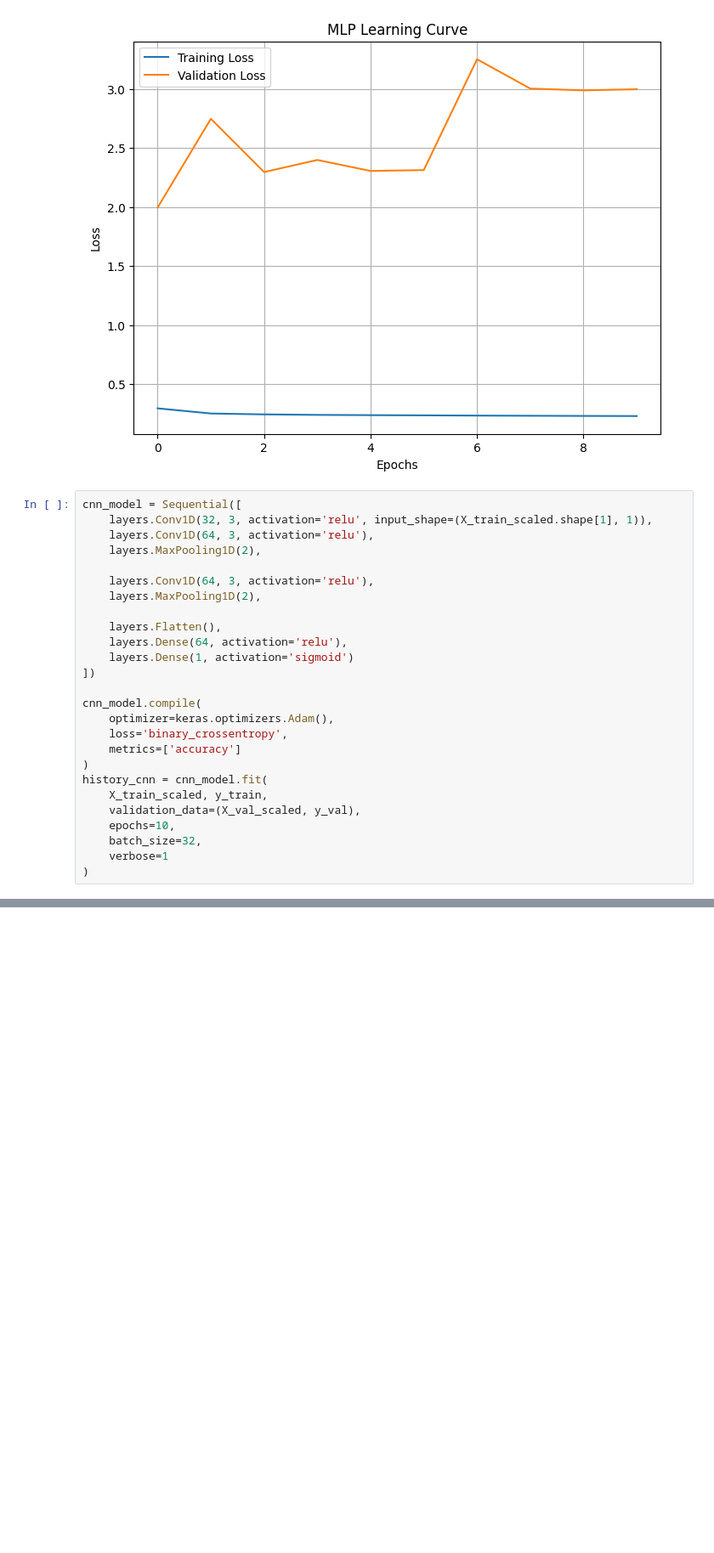
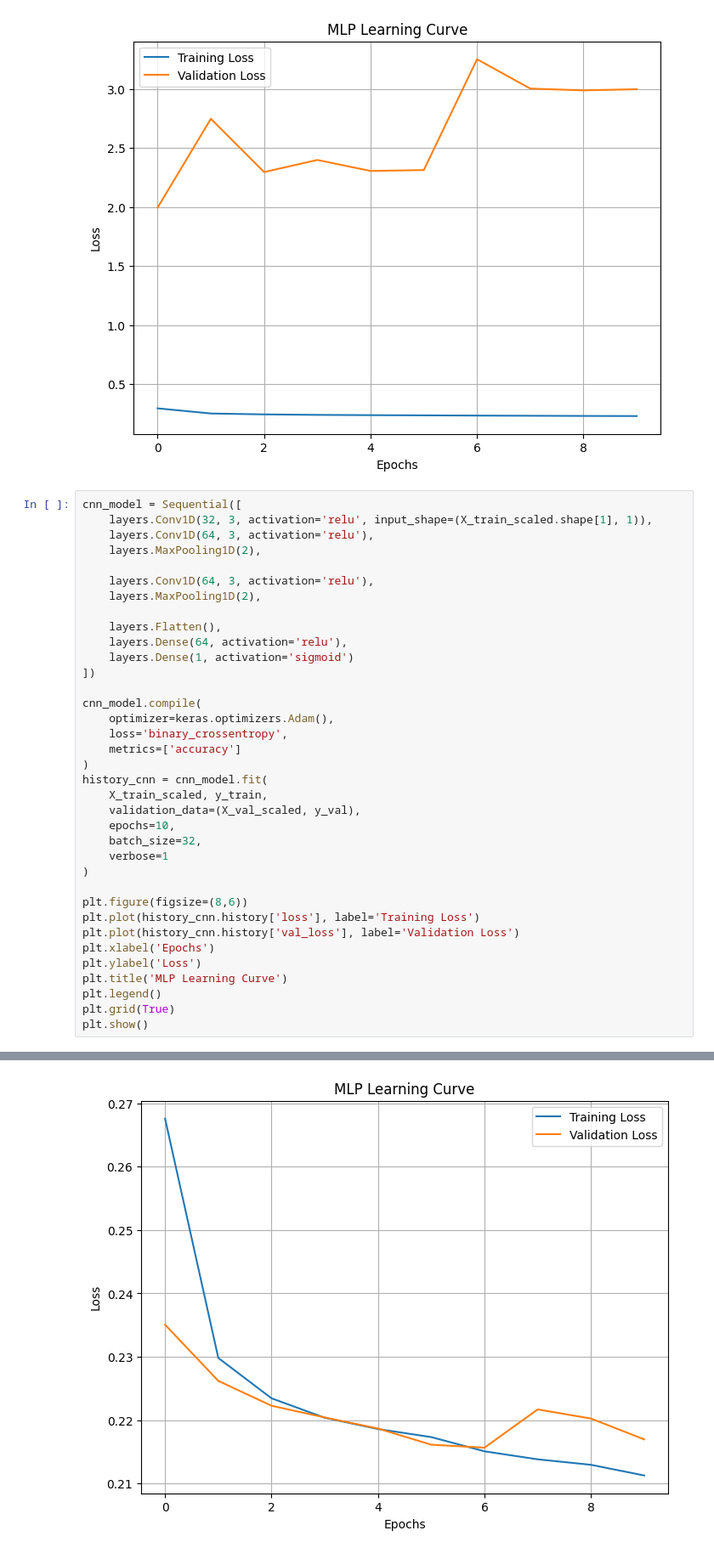
Before and after one commit to jcheu227/ds3000-g17, a Jupyter notebook: main.ipynb, the cells around one changed output, grey strips where cells are left out. Shown: that part at 85% size. Cells and saved outputs as stored; diff of their text form; blank space fills up the shorter version.

Commit message:
added ccn loss/training and removed weighted

```diff
--- a/main.ipynb
+++ b/main.ipynb
@@ -139,5 +139,15 @@ history_cnn = cnn_model.fit(
     batch_size=32,
     verbose=1
 )
+
+plt.figure(figsize=(8,6))
+plt.plot(history_cnn.history['loss'], label='Training Loss')
+plt.plot(history_cnn.history['val_loss'], label='Validation Loss')
+plt.xlabel('Epochs')
+plt.ylabel('Loss')
+plt.title('MLP Learning Curve')
+plt.legend()
+plt.grid(True)
+plt.show()
 # %% [output]
 Epoch 1/10
@@ -163,3 +173,4 @@ Epoch 10/10
+[figure, added]
 # %%
 trained_models = {
     "Logistic Regression": logreg,
```
Also changed, not shown: parts of 2 cells of this notebook.
